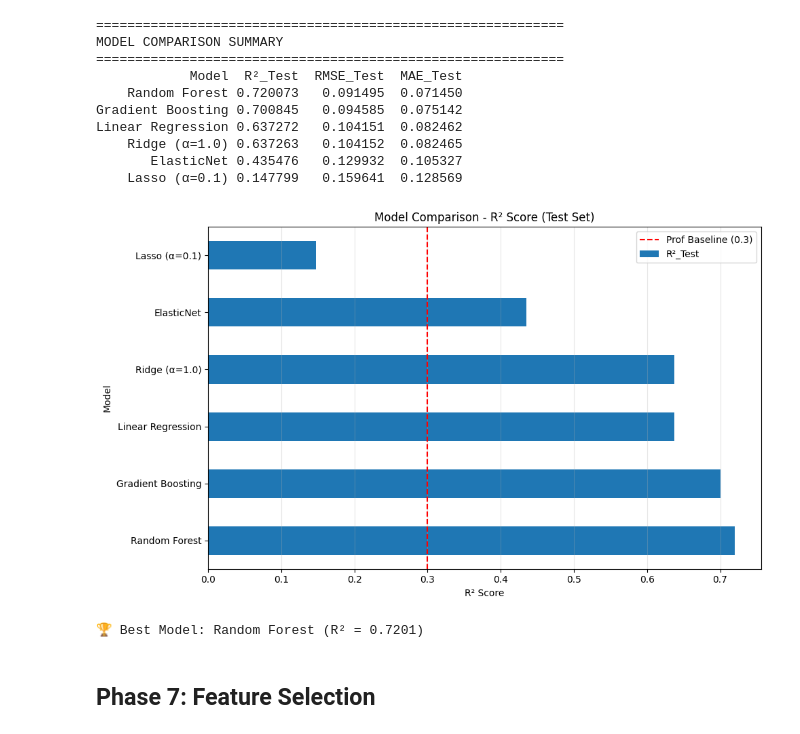
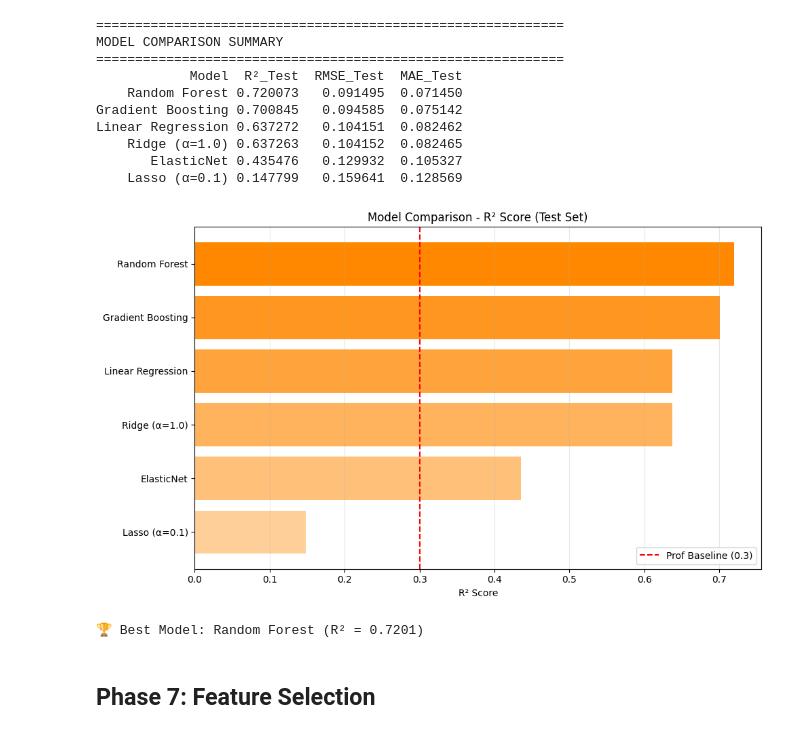
Before and after one commit to endkrass/homework_spotify-algorithmus, a Jupyter notebook: modelling.ipynb, the cells around one changed output. Drawn from its saved outputs; the diff is of its cells as text; code cells hidden in the pictures.

```diff
--- a/modelling.ipynb
+++ b/modelling.ipynb
@@ -163,27 +163,49 @@ Linear Regression 0.637272   0.104151  0.082462
        ElasticNet 0.435476   0.129932  0.105327
     Lasso (α=0.1) 0.147799   0.159641  0.128569
 # %%
-# Visualize R² comparison only
+# Visualize R² comparison with "Random Forest" (best) at bottom in high-density bright color,
+# "Lasso" (weakest, at top) is more transparent
+
+import matplotlib.colors as mcolors
+import numpy as np
+
 fig, ax = plt.subplots(1, 1, figsize=(10, 6))
 
-# R² comparison
-results_df.plot(x='Model', y='R²_Test', kind='barh', ax=ax, legend=False)
+# Make sure results are from weakest (top) to best (bottom)
+results_df_sorted = results_df.sort_values('R²_Test', ascending=True).reset_index(drop=True)
+num_bars = len(results_df_sorted)
+
+# Define a fully bright, less transparent color for best (bottom), more transparent for weakest (top)
+base_color = np.array(mcolors.to_rgba("#ff8800", 1.0))  # strong orange
+alphas = np.linspace(0.4, 1.0, num_bars)  # transparent (top) to dense (bottom)
+bar_colors = []
+for alpha in alphas:
+    c = base_color.copy()
+    c[3] = alpha  # set alpha
+    bar_colors.append(tuple(c))
+
+bars = ax.barh(
+    results_df_sorted['Model'],
+    results_df_sorted['R²_Test'],
+    color=bar_colors
+)
+
 ax.set_xlabel('R² Score')
 ax.set_title('Model Comparison - R² Score (Test Set)')
-ax.axvline(x=prof_baseline_r2, color='r', linestyle='--', label=f"Prof Baseline ({prof_baseline_r2})")
+ax.axvline(x=prof_baseline_r2, color='red', linestyle='--', label=f"Prof Baseline ({prof_baseline_r2})")
 ax.legend()
 ax.grid(True, alpha=0.3, axis='x')
 
 plt.tight_layout()
 plt.savefig('plots/model_comparison.png', dpi=300, bbox_inches='tight')
 plt.show()
 
-# Identify best model
-best_model_name = results_df.iloc[0]['Model']
-best_model = results_df.iloc[0]['model_object']
-print(f"\n🏆 Best Model: {best_model_name} (R² = {results_df.iloc[0]['R²_Test']:.4f})")
+# Identify best model (bottom entry)
+best_model_name = results_df_sorted.iloc[-1]['Model']
+best_model = results_df_sorted.iloc[-1]['model_object']
+print(f"\n🏆 Best Model: {best_model_name} (R² = {results_df_sorted.iloc[-1]['R²_Test']:.4f})")
 # %% [output]
-[figure, old version]
+[figure, new version]
 🏆 Best Model: Random Forest (R² = 0.7201)
 # %% [markdown]
 ## Phase 7: Feature Selection
```
Also changed, not shown: 2 other files.
